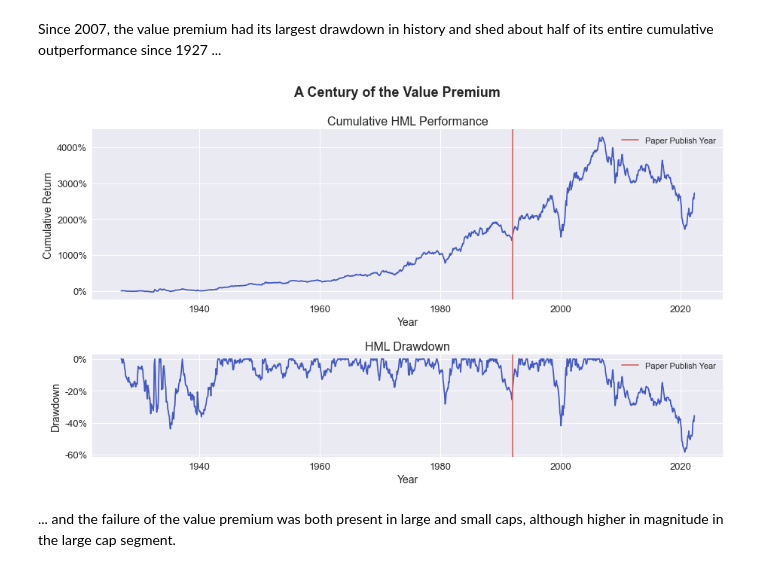
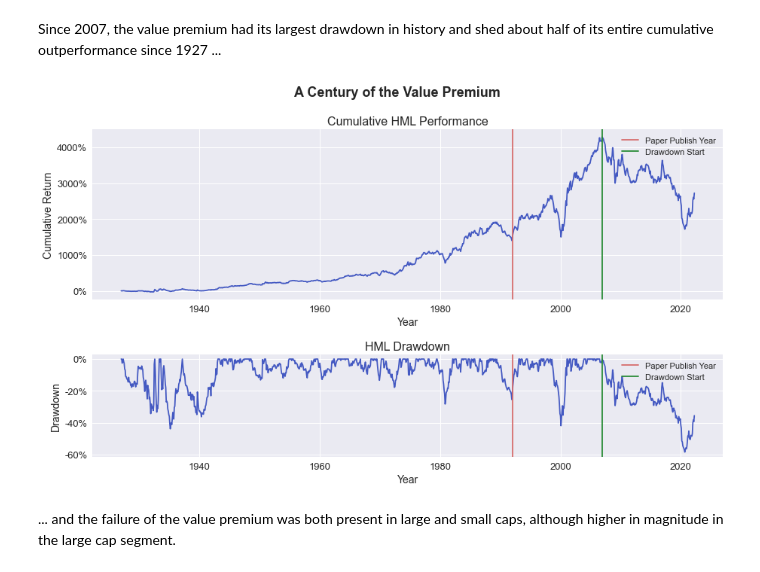
Before and after one commit to jonasniemeyer/investing-ideas, a Jupyter notebook: analyzing_the_value_premium.ipynb, the cells around one changed output. Cells and saved outputs as stored; diff of their text form; code cells hidden in the pictures.

```diff
--- a/analyzing_the_value_premium.ipynb
+++ b/analyzing_the_value_premium.ipynb
@@ -105,34 +108,36 @@ plt.subplots_adjust(hspace=0.4)
 figure.suptitle("A Century of the Value Premium", fontsize=18, fontweight="bold")
 
 axes[0].plot(df["HML Cumulative"]-1, color="#4459c2")
 axes[0].axvline(x=(1992-1970)*365, label="Paper Publish Year", color="#d66b6b")
+axes[0].axvline(x=(2007-1970)*365, label="Drawdown Start", color="#258a33")
 
 axes[0].set_title("Cumulative HML Performance", size=16)
 axes[0].set_xlabel("Year", size=14)
 axes[0].set_ylabel("Cumulative Return", size=14)
 axes[0].tick_params(axis="x", labelsize=13)
 
 yticks = np.linspace(0, (df["HML Cumulative"]-1).max() // 10 * 10, 5)
 axes[0].set_yticks(yticks)
 axes[0].set_yticklabels([f"{tick:.0%}" for tick in yticks], size=13)
 
 axes[0].legend(fontsize=11, loc="upper right");
 
 axes[1].plot(df["HML Drawdown"], color="#4459c2")
 axes[1].axvline(x=(1992-1970)*365, label="Paper Publish Year", color="#d66b6b")
+axes[1].axvline(x=(2007-1970)*365, label="Drawdown Start", color="#258a33")
 
 axes[1].set_title("HML Drawdown", size=16)
 axes[1].set_xlabel("Year", size=14)
 axes[1].set_ylabel("Drawdown", size=14)
 axes[1].tick_params(axis="x", labelsize=13)
 
 yticks = [-0.6,-0.4,-0.2, 0]
 axes[1].set_yticks(yticks)
 axes[1].set_yticklabels([f"{tick:.0%}" for tick in yticks], size=13)
 
 axes[1].legend(fontsize=11, loc="upper right");
 # %% [output]
-[figure, old version]
+[figure, new version]
 # %% [markdown]
 ... and the failure of the value premium was both present in large and small caps, although higher in magnitude in the large cap segment.
 # %%
```
Also changed, not shown: parts of 6 cells of this notebook.
